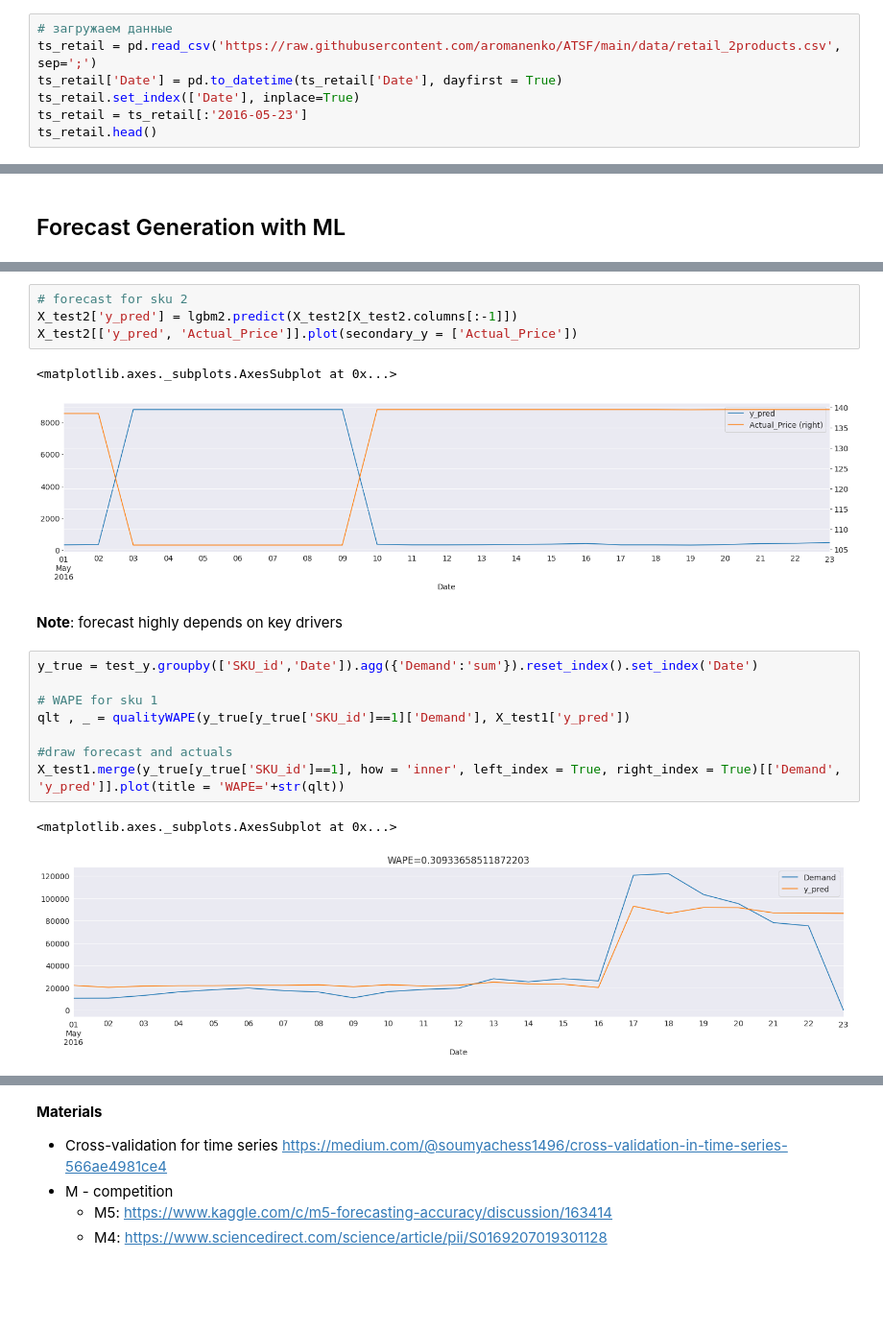
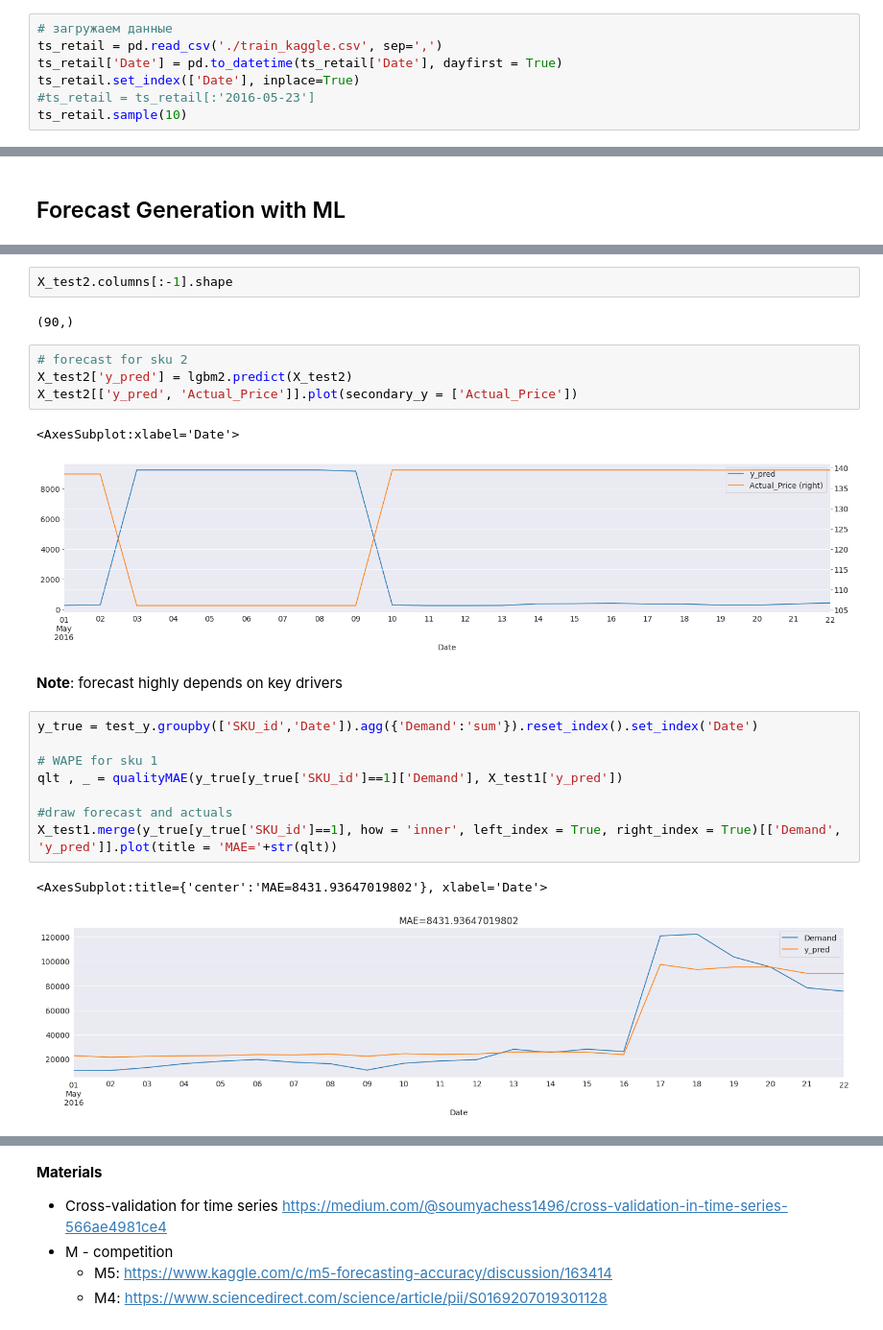
Before and after one commit to zhus-dika/ts_forecasting, a Jupyter notebook: HW3_TSForecasting_with_ML.ipynb, the cells around one changed output, grey strips where cells are left out. Shown at 96% size. Drawn from its saved outputs; the diff is of its cells as text; blank space fills up the shorter version.

```diff
--- a/HW3_TSForecasting_with_ML.ipynb
+++ b/HW3_TSForecasting_with_ML.ipynb
@@ -37,11 +432,11 @@ sns.mpl.rc("figure", figsize=(25, 5))
 sns.mpl.rc("font", size=14)
 # %%
 # загружаем данные
-ts_retail = pd.read_csv('https://raw.githubusercontent.com/aromanenko/ATSF/main/data/retail_2products.csv', sep=';')
+ts_retail = pd.read_csv('./train_kaggle.csv', sep=',')
 ts_retail['Date'] = pd.to_datetime(ts_retail['Date'], dayfirst = True)
 ts_retail.set_index(['Date'], inplace=True)
-ts_retail = ts_retail[:'2016-05-23']
-ts_retail.head()
+#ts_retail = ts_retail[:'2016-05-23']
+ts_retail.sample(10)
 # %% [output]
 |  | Store_id | SKU_id | Promo | Demand | Regular_Price | Promo_Price |
 | Date |  |  |  |  |  |  |
@@ -582,22 +1003,26 @@ X_test1[['y_pred', 'Actual_Price']].plot(secondary_y = ['Actual_Price'])
+# %%
+X_test2.columns[:-1].shape
+# %% [output]
+(90,)
 # %%
 # forecast for sku 2
-X_test2['y_pred'] = lgbm2.predict(X_test2[X_test2.columns[:-1]])
+X_test2['y_pred'] = lgbm2.predict(X_test2)
 X_test2[['y_pred', 'Actual_Price']].plot(secondary_y = ['Actual_Price'])
 # %% [output]
-<matplotlib.axes._subplots.AxesSubplot at 0x...>
+<AxesSubplot:xlabel='Date'>
-[figure, old version]
+[figure, new version]
 # %% [markdown]
 **Note**: forecast highly depends on key drivers
 # %%
 y_true = test_y.groupby(['SKU_id','Date']).agg({'Demand':'sum'}).reset_index().set_index('Date')
 
 # WAPE for sku 1
-qlt , _ = qualityWAPE(y_true[y_true['SKU_id']==1]['Demand'], X_test1['y_pred'])
+qlt , _ = qualityMAE(y_true[y_true['SKU_id']==1]['Demand'], X_test1['y_pred'])
 
 #draw forecast and actuals
-X_test1.merge(y_true[y_true['SKU_id']==1], how = 'inner', left_index = True, right_index = True)[['Demand', 'y_pred']].plot(title = 'WAPE='+str(qlt))
+X_test1.merge(y_true[y_true['SKU_id']==1], how = 'inner', left_index = True, right_index = True)[['Demand', 'y_pred']].plot(title = 'MAE='+str(qlt))
 # %% [output]
-<matplotlib.axes._subplots.AxesSubplot at 0x...>
+<AxesSubplot:title={'center':'MAE=8431.93647019802'}, xlabel='Date'>
-[figure, old version]
+[figure, new version]
 # %%
 # WAPE for sku 2
```
Also changed, not shown: parts of 17 cells of this notebook.
